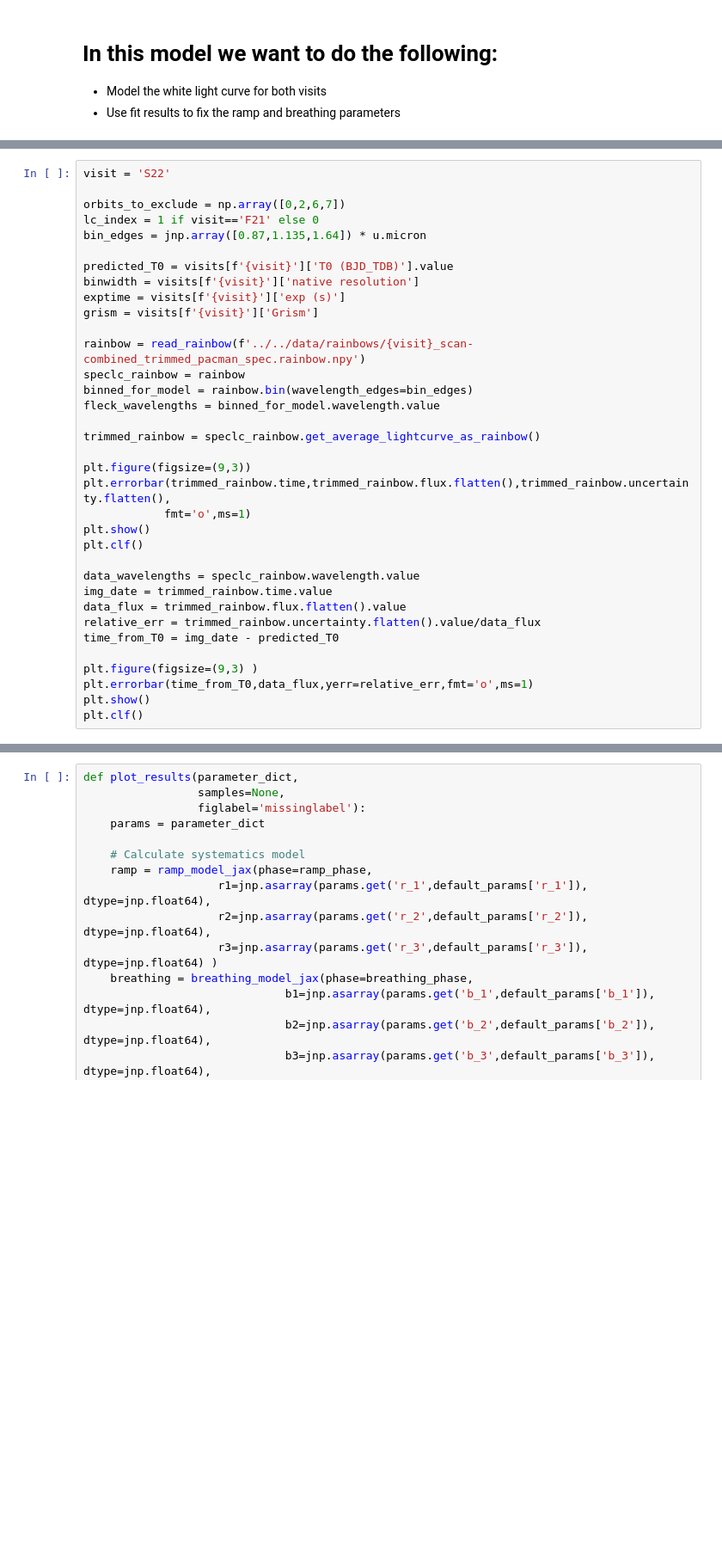
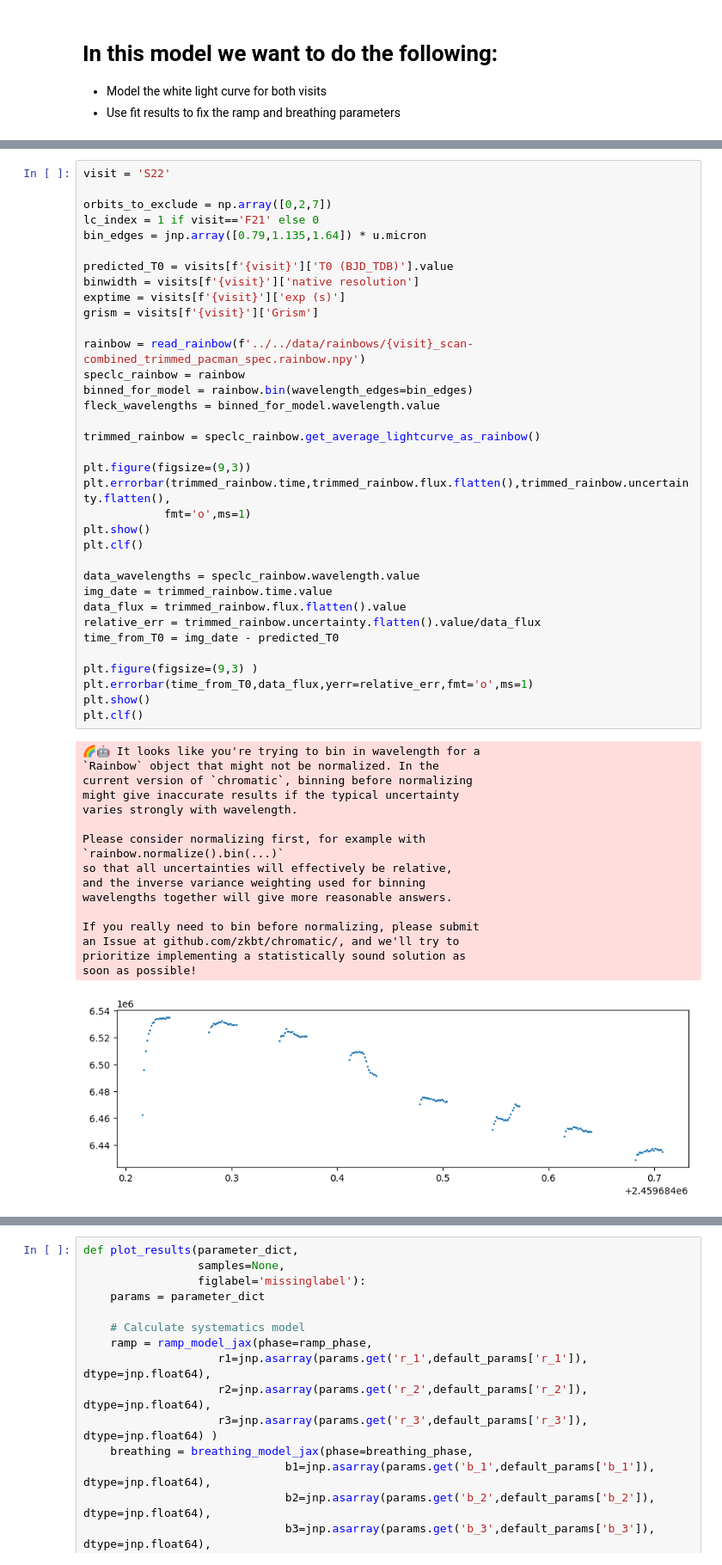
Before and after one commit to will-waalkes/Spot_Treating_AUMicb, a Jupyter notebook: modeling/04-broadband-lc/S22_whitelight_3spots.ipynb, the cells around one changed output, grey strips where cells are left out. Shown at 86% size. Drawn from its saved outputs; the diff is of its cells as text; blank space fills up the shorter version.

```diff
--- a/modeling/04-broadband-lc/S22_whitelight_3spots.ipynb
+++ b/modeling/04-broadband-lc/S22_whitelight_3spots.ipynb
@@ -11,35 +11,53 @@ CPU devices: [CpuDevice(id=0), CpuDevice(id=1), CpuDevice(id=2), CpuDevice(id=3)
 # %%
 visit = 'S22'
 
-orbits_to_exclude = np.array([0,2,6,7])
+orbits_to_exclude = np.array([0,2,7])
 lc_index = 1 if visit=='F21' else 0
-bin_edges = jnp.array([0.87,1.135,1.64]) * u.micron
+bin_edges = jnp.array([0.79,1.135,1.64]) * u.micron
 
 predicted_T0 = visits[f'{visit}']['T0 (BJD_TDB)'].value
 binwidth = visits[f'{visit}']['native resolution']
 exptime = visits[f'{visit}']['exp (s)']
 grism = visits[f'{visit}']['Grism']
 
 rainbow = read_rainbow(f'../../data/rainbows/{visit}_scan-combined_trimmed_pacman_spec.rainbow.npy')
 speclc_rainbow = rainbow
 binned_for_model = rainbow.bin(wavelength_edges=bin_edges)
 fleck_wavelengths = binned_for_model.wavelength.value
 
 trimmed_rainbow = speclc_rainbow.get_average_lightcurve_as_rainbow()
 
 plt.figure(figsize=(9,3))
 plt.errorbar(trimmed_rainbow.time,trimmed_rainbow.flux.flatten(),trimmed_rainbow.uncertainty.flatten(),
             fmt='o',ms=1)
 plt.show()
 plt.clf()
 
 data_wavelengths = speclc_rainbow.wavelength.value
 img_date = trimmed_rainbow.time.value
 data_flux = trimmed_rainbow.flux.flatten().value
 relative_err = trimmed_rainbow.uncertainty.flatten().value/data_flux
 time_from_T0 = img_date - predicted_T0
 
 plt.figure(figsize=(9,3) )
 plt.errorbar(time_from_T0,data_flux,yerr=relative_err,fmt='o',ms=1)
 plt.show()
 plt.clf()
+# %% [output]
+🌈🤖 It looks like you're trying to bin in wavelength for a
+`Rainbow` object that might not be normalized. In the
+current version of `chromatic`, binning before normalizing
+might give inaccurate results if the typical uncertainty
+varies strongly with wavelength.
+
+Please consider normalizing first, for example with
+`rainbow.normalize().bin(...)`
+so that all uncertainties will effectively be relative,
+and the inverse variance weighting used for binning
+wavelengths together will give more reasonable answers.
+
+If you really need to bin before normalizing, please submit
+an Issue at github.com/zkbt/chromatic/, and we'll try to
+prioritize implementing a statistically sound solution as
+soon as possible!
+[figure, added]
```
Also changed, not shown: parts of 8 cells of this notebook.
